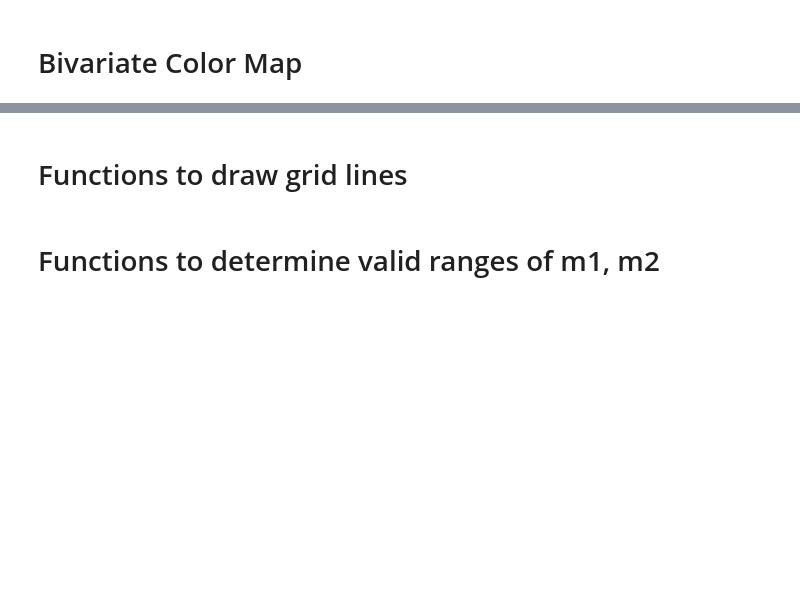
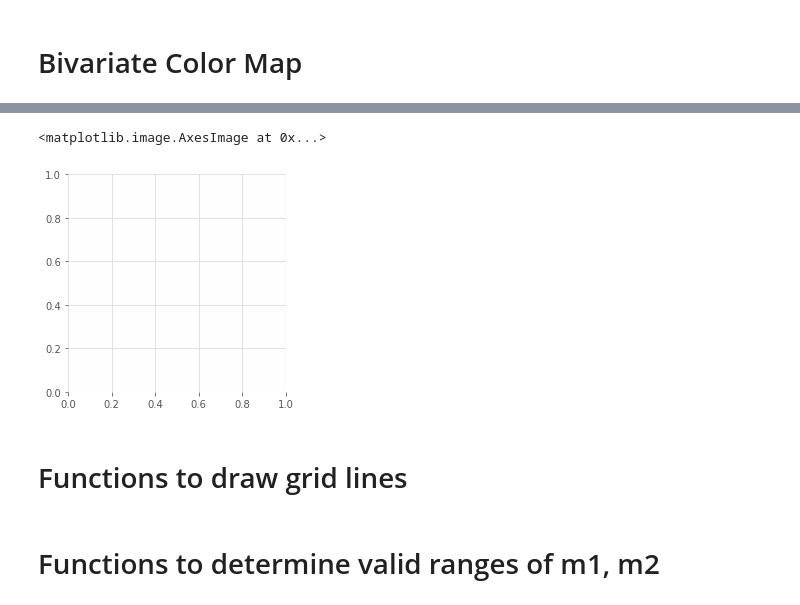
Before and after one commit to SimonEnsemble/nonlinear_sensing, a Jupyter notebook: viz mapping.ipynb, the cells around one changed output, grey strips where cells are left out. Cells and saved outputs as stored; diff of their text form; code cells hidden in the pictures; blank space fills up the shorter version.

```diff
--- a/viz mapping.ipynb
+++ b/viz mapping.ipynb
@@ -298,3 +287,10 @@ plt.imshow(z, extent=extent, origin='lower')
+# %%
+z = [[colorFromBivariateData(np.nan, np.nan) for i in range(np.size(x))] for j in range(np.size(y))]
+extent = (0, 1, 0, 1) #figure out how to put our desired x/y lims on this
+plt.imshow(z, extent=extent, origin='lower')
+# %% [output]
+<matplotlib.image.AxesImage at 0x...>
+[figure, added]
 # %% [markdown]
 # Functions to draw grid lines
 # %%
```
Also changed, not shown: parts of 10 cells of this notebook.
